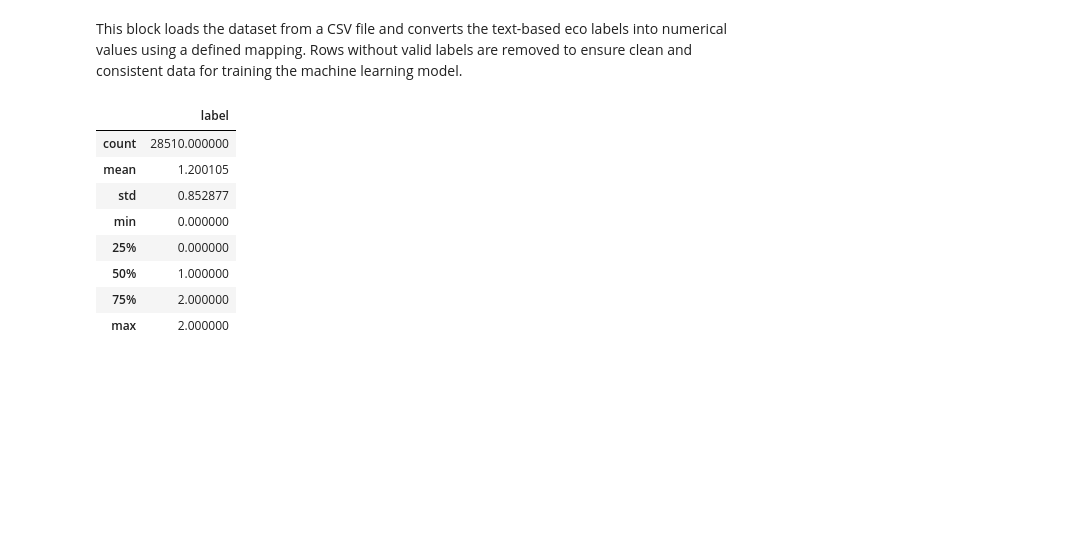
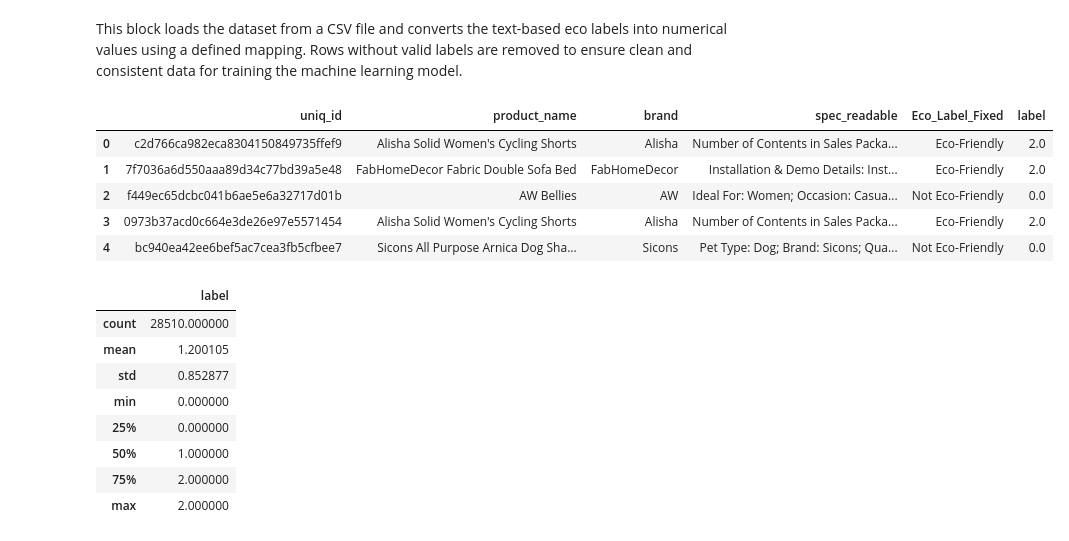
Before and after one commit to PoojaB24/EcoAssistantAgent, a Jupyter notebook: new.ipynb, the cells around one changed output. Saved outputs shown, nothing was run; the diff lists cells and outputs as text; code cells hidden in the pictures; blank space fills up the shorter version.

```diff
--- a/new.ipynb
+++ b/new.ipynb
@@ -33,6 +33,15 @@ df["label"] = df["Eco_Label_Fixed"].str.strip().str.lower().map(label_map)
 df = df.dropna(subset=["label"])
 # %% [markdown]
 This block loads the dataset from a CSV file and converts the text-based eco labels into numerical values using a defined mapping. Rows without valid labels are removed to ensure clean and consistent data for training the machine learning model.
+# %%
+df.head()
+# %% [output]
+|  | uniq_id | product_name | brand | spec_readable | Eco_Label_Fixed | label |
+| 0 | c2d766ca982eca8304150849735ffef9 | Alisha Solid Women's Cycling Shorts | Alisha | Number of Contents in Sales Packa... | Eco-Friendly | 2.0 |
+| 1 | 7f7036a6d550aaa89d34c77bd39a5e48 | FabHomeDecor Fabric Double Sofa Bed | FabHomeDecor | Installation & Demo Details: Inst... | Eco-Friendly | 2.0 |
+| 2 | f449ec65dcbc041b6ae5e6a32717d01b | AW Bellies | AW | Ideal For: Women; Occasion: Casua... | Not Eco-Friendly | 0.0 |
+| 3 | 0973b37acd0c664e3de26e97e5571454 | Alisha Solid Women's Cycling Shorts | Alisha | Number of Contents in Sales Packa... | Eco-Friendly | 2.0 |
+| 4 | bc940ea42ee6bef5ac7cea3fb5cfbee7 | Sicons All Purpose Arnica Dog Sha... | Sicons | Pet Type: Dog; Brand: Sicons; Qua... | Not Eco-Friendly | 0.0 |
 # %%
 df.describe()
 # %% [output]
```
Also changed, not shown: parts of 9 cells of this notebook.
